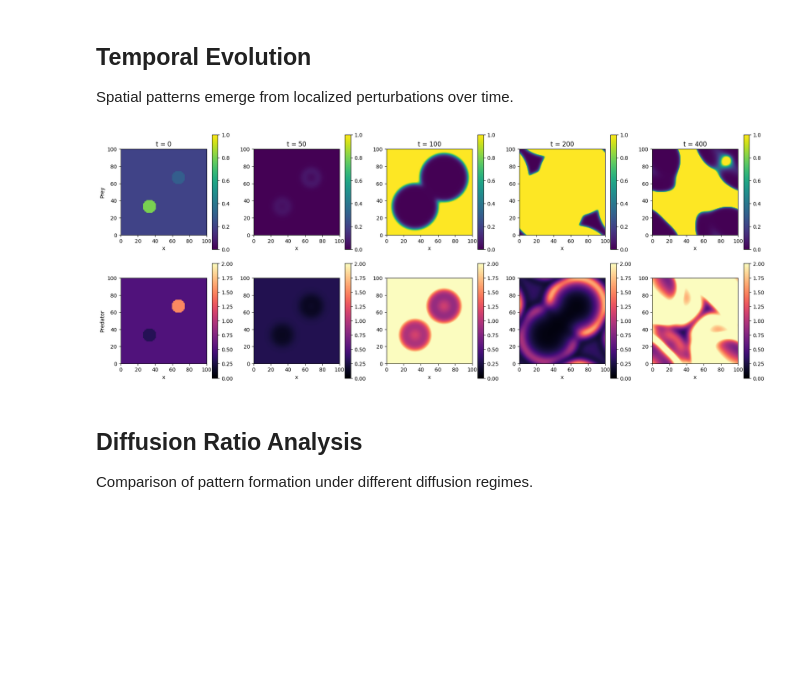
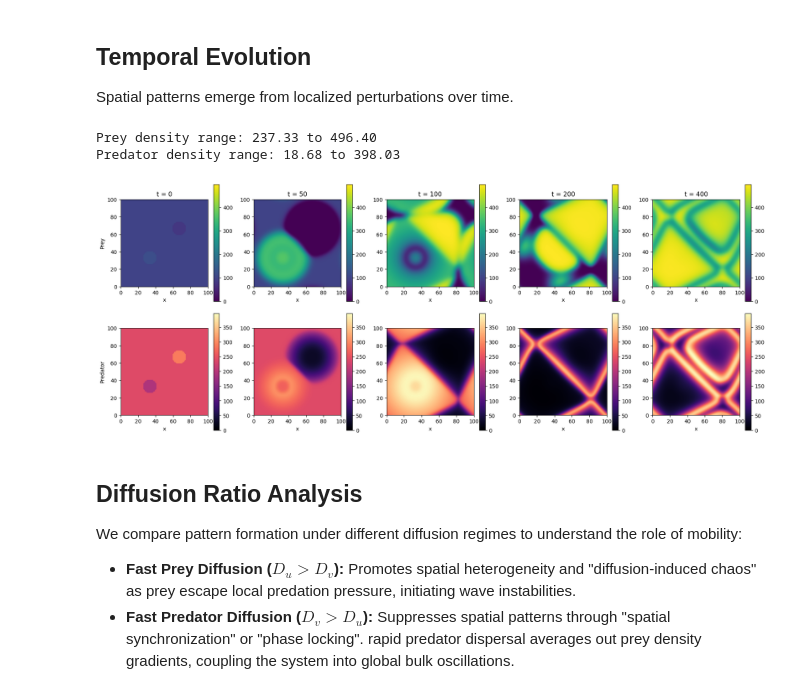
Before and after one commit to salernoelia/V5-2_project, a Jupyter notebook: project.ipynb, the cells around one changed output. Saved outputs shown, nothing was run; the diff lists cells and outputs as text; code cells hidden in the pictures; blank space fills up the shorter version.

```diff
--- a/project.ipynb
+++ b/project.ipynb
@@ -10,11 +10,15 @@ This notebook implements and analyzes the Rosenzweig-MacArthur predator-prey rea
 # %%
+import os
 import matplotlib.pyplot as plt
 import numpy as np
 from numba import jit
 
 PLOT_DIR = "plots/"
 PLOT_DPI = 300
-SAVE_PLOT_OUTPUTS = False
+SAVE_PLOT_OUTPUTS = True
+
+if SAVE_PLOT_OUTPUTS:
+    os.makedirs(PLOT_DIR, exist_ok=True)
 # %% [markdown]
 ## Model Equations
 
@@ -54,6 +58,12 @@ CFL stability condition for 2D diffusion:
 $$\Delta t_{\max} = \frac{(\Delta x)^2}{4 \cdot D_{\max}}$$
 # %%
 max_D = max(Du, Dv)
-dt_max = dx**2 / (4 * max_D)
-dt = 0.9 * dt_max
+dt_max_diffusion = dx**2 / (4 * max_D)
+
+# Account for reaction term stiffness
+reaction_timescale = 1.0 / max(r, m, alpha)
+dt_max_reaction = 0.1 * reaction_timescale
+
+dt = min(0.9 * dt_max_diffusion, dt_max_reaction)
 time_steps = int(total_time / dt)
+print(f"dt = {dt:.4f} (diffusion limit: {dt_max_diffusion:.4f}, reaction limit: {dt_max_reaction:.4f})")
@@ -83,17 +95,22 @@ u_ss, v_ss = find_steady_state(r, K, alpha, h, beta, m)
 if u_ss is None:
     raise ValueError("No valid coexistence steady state with current parameters")
 else:
+    print(f"Steady state: u* = {u_ss:.4f}, v* = {v_ss:.4f}")
+
     np.random.seed(42)
-    U = np.full((N, N), 0.2)
-    V = np.full((N, N), 0.5)
+    U = np.full((N, N), u_ss)
+    V = np.full((N, N), v_ss)
+
     cx1, cy1 = N // 3, N // 3
     cx2, cy2 = 2 * N // 3, 2 * N // 3
     X, Y = np.meshgrid(np.arange(N), np.arange(N))
     dist1 = np.sqrt((X - cx1)**2 + (Y - cy1)**2)
     dist2 = np.sqrt((X - cx2)**2 + (Y - cy2)**2)
-    U[dist1 < 10] = 0.8
-    V[dist1 < 10] = 0.3
-    U[dist2 < 10] = 0.3
-    V[dist2 < 10] = 1.5
+
+    U[dist1 < 10] = u_ss * 1.2
+    V[dist1 < 10] = v_ss * 0.8
+    U[dist2 < 10] = u_ss * 0.8
+    V[dist2 < 10] = v_ss * 1.2
+
     U = np.maximum(U, 0.01)
     V = np.maximum(V, 0.01)
@@ -183,42 +202,50 @@ for t_target in snapshot_times:
     else:
         prev_steps = int(snapshot_times[len(snapshots_U)-1] / dt)
         U_temp, V_temp = solve_pde(U_temp, V_temp, dx, dt, steps_to_run - prev_steps,
                                     Du, Dv, r, K, alpha, h, beta, m)
         snapshots_U.append(U_temp.copy())
         snapshots_V.append(V_temp.copy())
 
+u_max = max(np.max(u) for u in snapshots_U)
+v_max = max(np.max(v) for v in snapshots_V)
+
 fig, axes = plt.subplots(2, len(snapshot_times), figsize=(18, 7))
 
 for i, t in enumerate(snapshot_times):
     axes[0, i].imshow(snapshots_U[i], cmap='viridis', origin='lower',
-                      extent=[0, L, 0, L], vmin=0, vmax=1.0)
+                      extent=[0, L, 0, L], vmin=0, vmax=u_max)
     axes[0, i].set_title(f't = {t}')
     axes[0, i].set_xlabel('x')
     if i == 0:
         axes[0, i].set_ylabel('Prey')
 
     axes[1, i].imshow(snapshots_V[i], cmap='magma', origin='lower',
-                      extent=[0, L, 0, L], vmin=0, vmax=2.0)
+                      extent=[0, L, 0, L], vmin=0, vmax=v_max)
     axes[1, i].set_xlabel('x')
     if i == 0:
         axes[1, i].set_ylabel('Predator')
 
 for i in range(len(snapshot_times)):
     fig.colorbar(axes[0, i].images[0], ax=axes[0, i])
     fig.colorbar(axes[1, i].images[0], ax=axes[1, i])
 
 plt.tight_layout()
 
-
-
 if SAVE_PLOT_OUTPUTS:
     fig.savefig(PLOT_DIR + "temporal_evolution.png", dpi=PLOT_DPI)
+
+print(f"Prey density range: {np.min(snapshots_U[-1]):.2f} to {u_max:.2f}")
+print(f"Predator density range: {np.min(snapshots_V[-1]):.2f} to {v_max:.2f}")
 # %% [output]
+Prey density range: 237.33 to 496.40
+Predator density range: 18.68 to 398.03
-[figure, old version]
+[figure, new version]
-# %% [markdown]
-## Diffusion Ratio Analysis
-
-Comparison of pattern formation under different diffusion regimes.
+# %% [markdown]
+## Diffusion Ratio Analysis
+
+We compare pattern formation under different diffusion regimes to understand the role of mobility:
+*   **Fast Prey Diffusion ($D_u > D_v$):** Promotes spatial heterogeneity and "diffusion-induced chaos" as prey escape local predation pressure, initiating wave instabilities.
+*   **Fast Predator Diffusion ($D_v > D_u$):** Suppresses spatial patterns through "spatial synchronization" or "phase locking". rapid predator dispersal averages out prey density gradients, coupling the system into global bulk oscillations.
 # %%
 test_params = [
     {"Du": 0.5, "Dv": 0.1, "label": "Fast prey diffusion"},
```
Also changed, not shown: parts of 9 cells of this notebook, 7 other files.
